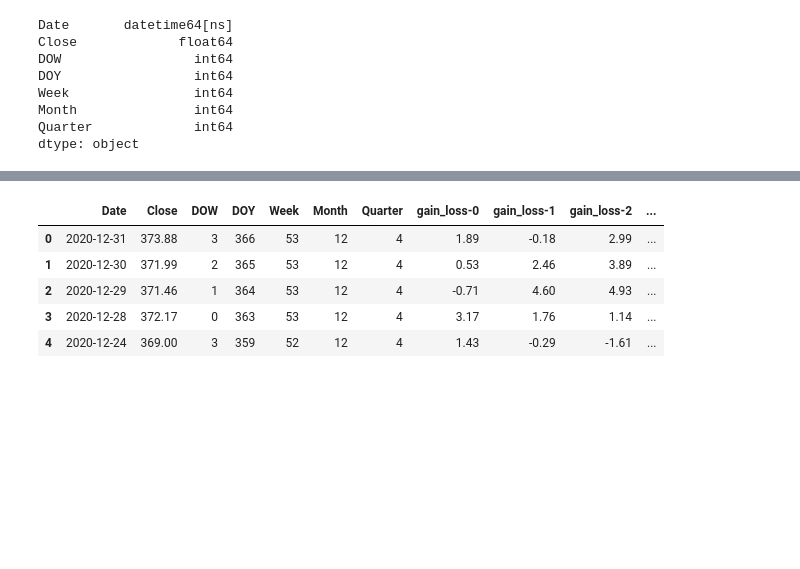
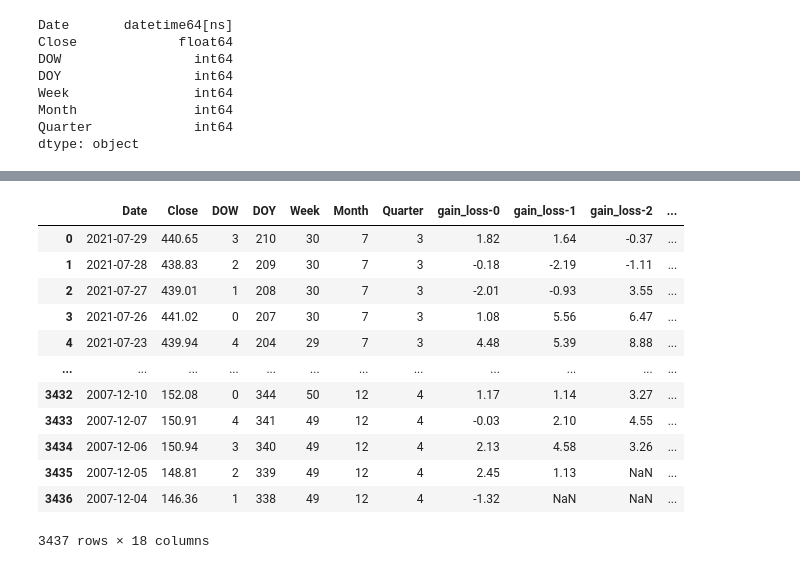
Before and after one commit to kappandrew2/DataPreProcessing, a Jupyter notebook: MarketResearch.ipynb, the cells around one changed output, grey strips where cells are left out. Cells and saved outputs as stored; diff of their text form; code cells hidden in the pictures; blank space fills up the shorter version.

```diff
--- a/MarketResearch.ipynb
+++ b/MarketResearch.ipynb
@@ -13,7 +38,7 @@ from sklearn.model_selection import train_test_split
 from google.colab import drive
 drive.mount('/content/drive', force_remount=True)
 
-dataset = pd.read_csv('/content/drive/MyDrive/Colab Notebooks/SandPHistoricalPrices2013ToMid2021.csv')
+dataset = pd.read_csv('/content/drive/MyDrive/Colab Notebooks/HistoricalPricesSPY.csv')
 
 print(dataset)
 # %% [output]
@@ -64,14 +142,15 @@ dtype: object
 # %%
 dataset['gain_loss-0'] = dataset['Close'].diff(-1)
 dataset['gain_loss-1'] = dataset['Close'].diff(-2)
-dataset['gain_loss-1'] = dataset['gain_loss-1'].shift(periods=-1, fill_value=0)
+#dataset['gain_loss-1'] = dataset['gain_loss-1'].shift(periods=-1, fill_value=0) #Removed these to experiment
+#with switching around the dependant variable rather than the independant variable
 dataset['gain_loss-2'] = dataset['Close'].diff(-3)
-dataset['gain_loss-2'] = dataset['gain_loss-2'].shift(periods=-1, fill_value=0)
+#dataset['gain_loss-2'] = dataset['gain_loss-2'].shift(periods=-1, fill_value=0)
 dataset['gain_loss-3'] = dataset['Close'].diff(-4)
-dataset['gain_loss-3'] = dataset['gain_loss-3'].shift(periods=-1, fill_value=0)
+#dataset['gain_loss-3'] = dataset['gain_loss-3'].shift(periods=-1, fill_value=0)
 dataset['gain_loss-4'] = dataset['Close'].diff(-5)
-dataset['gain_loss-4'] = dataset['gain_loss-4'].shift(periods=-1, fill_value=0)
+#dataset['gain_loss-4'] = dataset['gain_loss-4'].shift(periods=-1, fill_value=0)
 
-
-dataset.dtypes
+print(dataset)
+#dataset.dtypes
 # %% [output]
@@ -127,11 +214,18 @@ dtype: object
 # %%
-dataset['gain_loss-total'] = dataset['gain_loss-1b'] + dataset['gain_loss-2b'] + dataset['gain_loss-3b'] + dataset['gain_loss-4b']
+dataset['gain_loss-total_b'] = dataset['gain_loss-0b'] + dataset['gain_loss-1b'] + dataset['gain_loss-2b'] + dataset['gain_loss-3b'] + dataset['gain_loss-4b']
 
-dataset.head()
+dataset.head(-1)
 # %% [output]
 |  | Date | Close | DOW | DOY | Week | Month | Quarter | gain_loss-0 | gain_loss-1 | gain_loss-2 | ... |
-| 0 | 2020-12-31 | 373.88 | 3 | 366 | 53 | 12 | 4 | 1.89 | -0.18 | 2.99 | ... |
-| 1 | 2020-12-30 | 371.99 | 2 | 365 | 53 | 12 | 4 | 0.53 | 2.46 | 3.89 | ... |
-| 2 | 2020-12-29 | 371.46 | 1 | 364 | 53 | 12 | 4 | -0.71 | 4.60 | 4.93 | ... |
-| 3 | 2020-12-28 | 372.17 | 0 | 363 | 53 | 12 | 4 | 3.17 | 1.76 | 1.14 | ... |
-| 4 | 2020-12-24 | 369.00 | 3 | 359 | 52 | 12 | 4 | 1.43 | -0.29 | -1.61 | ... |
+| 0 | 2021-07-29 | 440.65 | 3 | 210 | 30 | 7 | 3 | 1.82 | 1.64 | -0.37 | ... |
+| 1 | 2021-07-28 | 438.83 | 2 | 209 | 30 | 7 | 3 | -0.18 | -2.19 | -1.11 | ... |
+| 2 | 2021-07-27 | 439.01 | 1 | 208 | 30 | 7 | 3 | -2.01 | -0.93 | 3.55 | ... |
+| 3 | 2021-07-26 | 441.02 | 0 | 207 | 30 | 7 | 3 | 1.08 | 5.56 | 6.47 | ... |
+| 4 | 2021-07-23 | 439.94 | 4 | 204 | 29 | 7 | 3 | 4.48 | 5.39 | 8.88 | ... |
+| ... | ... | ... | ... | ... | ... | ... | ... | ... | ... | ... | ... |
+| 3432 | 2007-12-10 | 152.08 | 0 | 344 | 50 | 12 | 4 | 1.17 | 1.14 | 3.27 | ... |
+| 3433 | 2007-12-07 | 150.91 | 4 | 341 | 49 | 12 | 4 | -0.03 | 2.10 | 4.55 | ... |
+| 3434 | 2007-12-06 | 150.94 | 3 | 340 | 49 | 12 | 4 | 2.13 | 4.58 | 3.26 | ... |
+| 3435 | 2007-12-05 | 148.81 | 2 | 339 | 49 | 12 | 4 | 2.45 | 1.13 | NaN | ... |
+| 3436 | 2007-12-04 | 146.36 | 1 | 338 | 49 | 12 | 4 | -1.32 | NaN | NaN | ... |
+3437 rows × 18 columns
```
Also changed, not shown: parts of 50 cells of this notebook.
